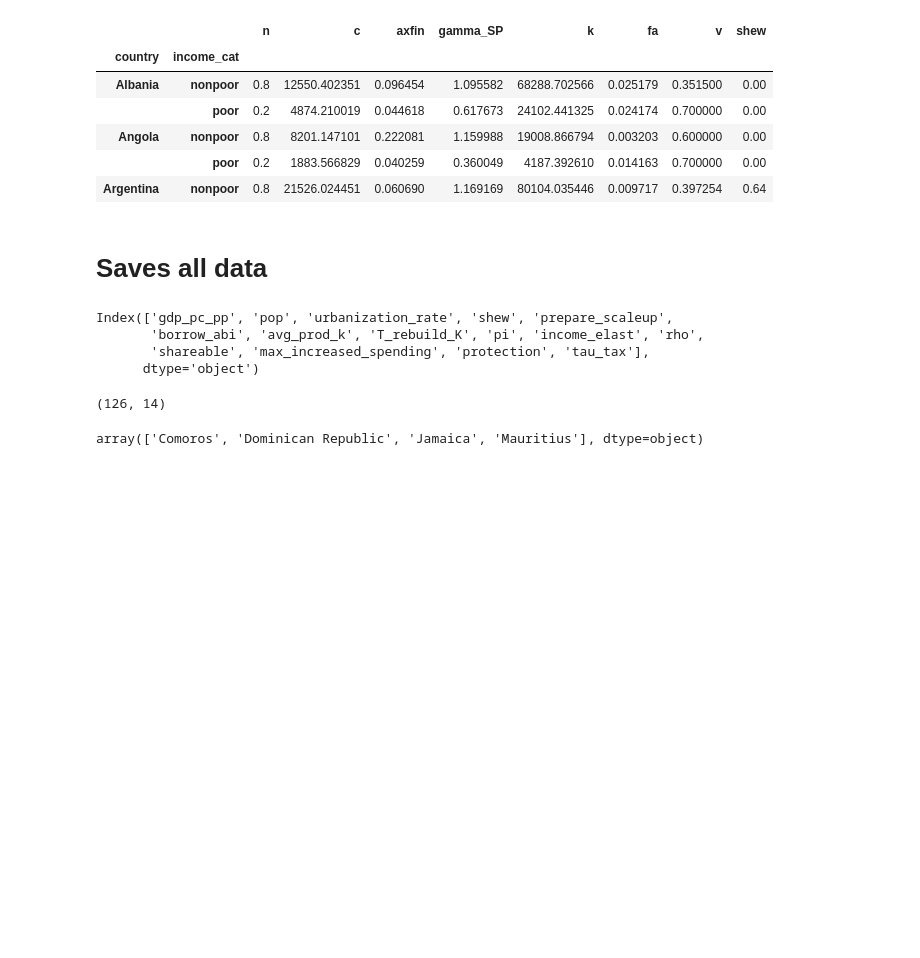
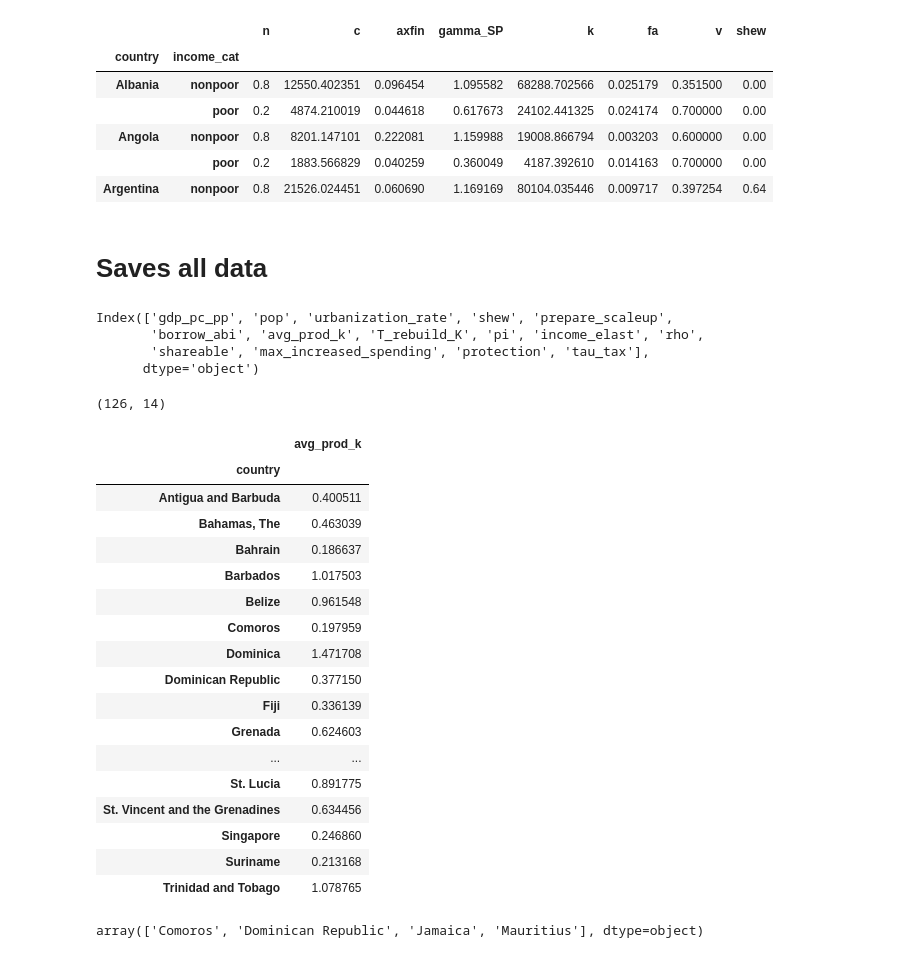
Before and after one commit to julierozz/resilience_indicator_SIDS, a Jupyter notebook: gather_data.ipynb, the cells around one changed output. Drawn from its saved outputs; the diff is of its cells as text; code cells hidden in the pictures; blank space fills up the shorter version.

```diff
--- a/gather_data.ipynb
+++ b/gather_data.ipynb
@@ -1317,6 +1317,27 @@ df_in.to_csv("intermediate/macro.csv")
 df_in.shape
 # %% [output]
 (126, 14)
+# %%
+df.loc[list(list_of_sids),["avg_prod_k"]].dropna()
+# %% [output]
+|  | avg_prod_k |
+| country |  |
+| Antigua and Barbuda | 0.400511 |
+| Bahamas, The | 0.463039 |
+| Bahrain | 0.186637 |
+| Barbados | 1.017503 |
+| Belize | 0.961548 |
+| Comoros | 0.197959 |
+| Dominica | 1.471708 |
+| Dominican Republic | 0.377150 |
+| Fiji | 0.336139 |
+| Grenada | 0.624603 |
+| ... | ... |
+| St. Lucia | 0.891775 |
+| St. Vincent and the Grenadines | 0.634456 |
+| Singapore | 0.246860 |
+| Suriname | 0.213168 |
+| Trinidad and Tobago | 1.078765 |
 # %%
 df_in.loc[list(list_of_sids),:].dropna().reset_index().country.unique()
 # %% [output]
```
Also changed, not shown: 26 other files.
